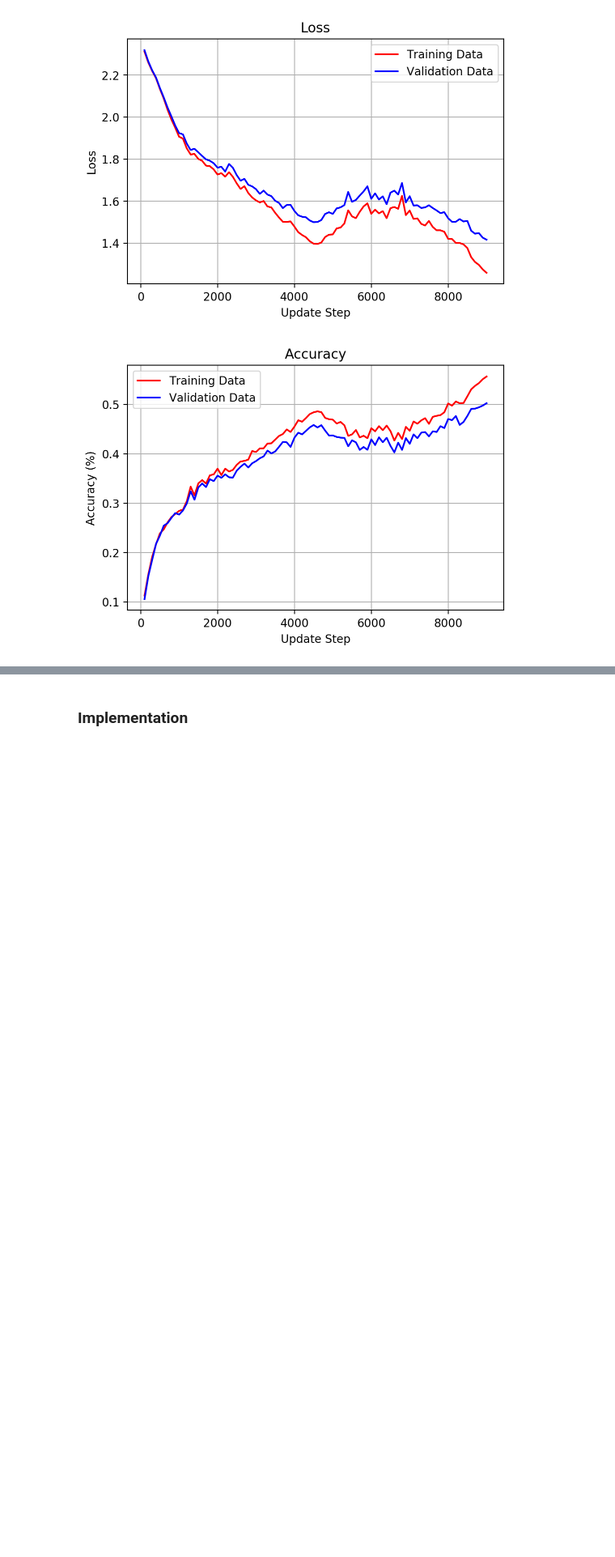
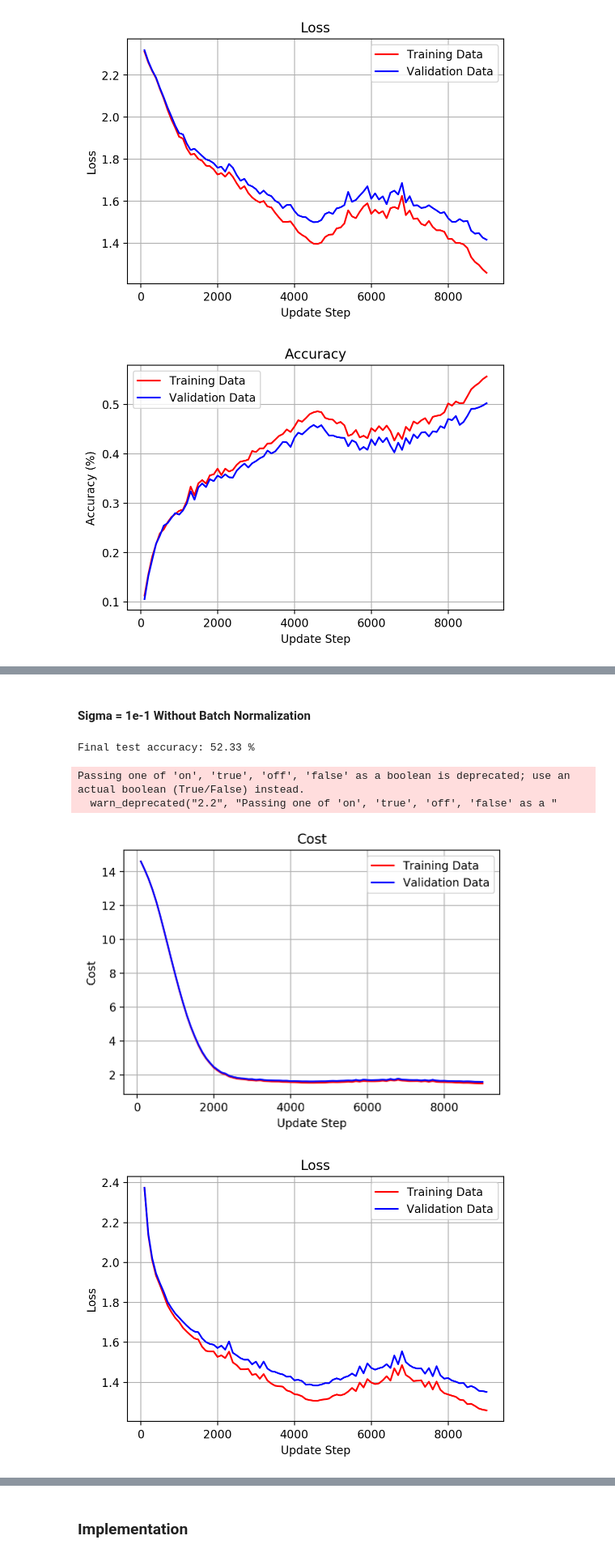
Before and after one commit to navidfarhadi/KTH-DD2424-Deep-Learning, a Jupyter notebook: A3/A3.ipynb, the cells around one changed output, grey strips where cells are left out. Shown at 81% size. Drawn from its saved outputs; the diff is of its cells as text; code cells hidden in the pictures; blank space fills up the shorter version.

```diff
--- a/A3/A3.ipynb
+++ b/A3/A3.ipynb
@@ -51,0 +212,10 @@ Final test accuracy: 50.41 %
+# %% [markdown]
+#### Sigma = 1e-1 Without Batch Normalization
+# %%
+run([50,50],0.00786530106954518,2,"big",False,True,0.1)
+# %% [output]
+Final test accuracy: 52.33 %
+Passing one of 'on', 'true', 'off', 'false' as a boolean is deprecated; use an actual boolean (True/False) instead.
+  warn_deprecated("2.2", "Passing one of 'on', 'true', 'off', 'false' as a "
+[figure, added]
+[figure, added]
```
Also changed, not shown: parts of 30 cells of this notebook, 1 other file.
